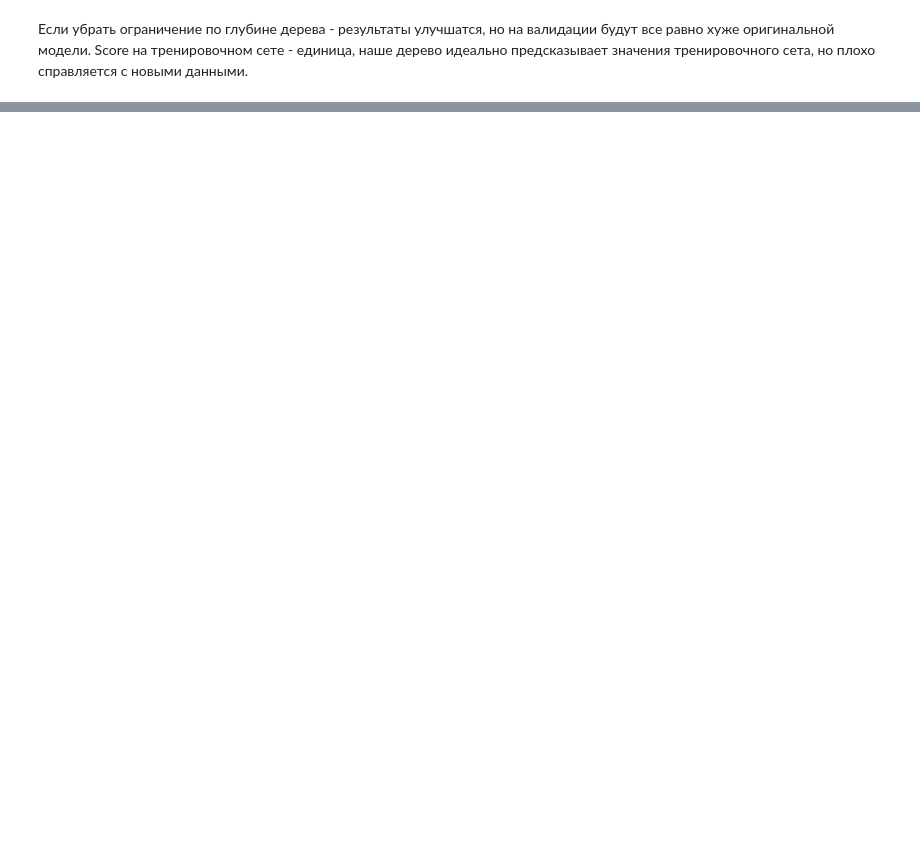
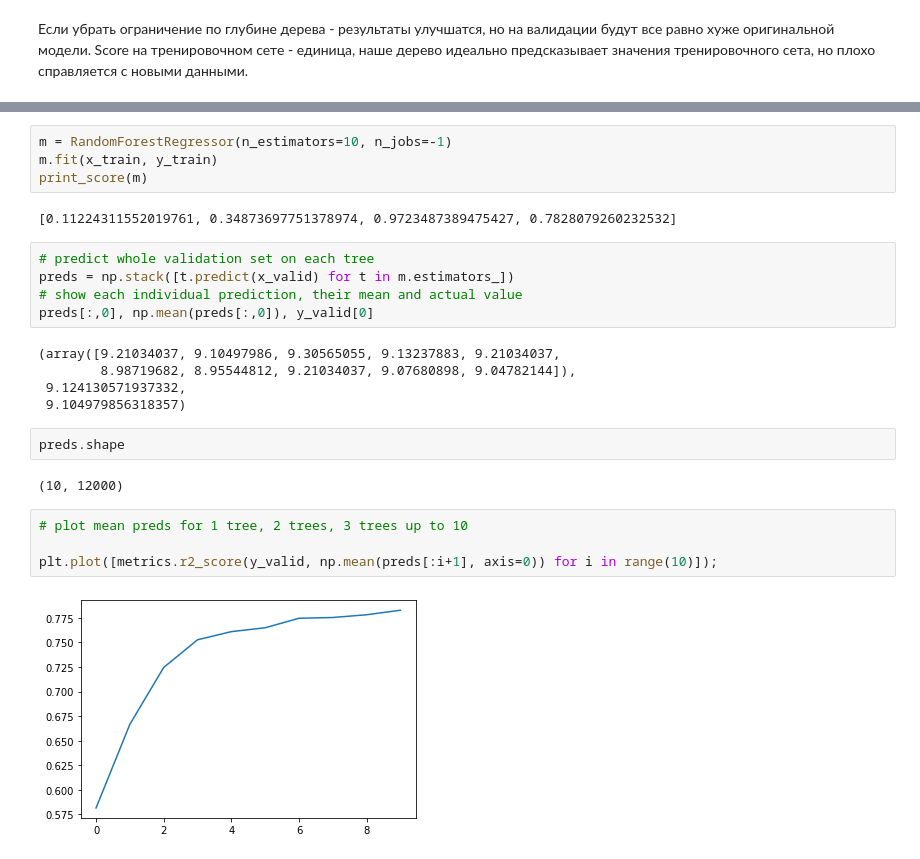
Before and after one commit to s-mayorov/machine_learning, a Jupyter notebook: random_forest.ipynb, the cells around one changed output, grey strips where cells are left out. Drawn from its saved outputs; the diff is of its cells as text; blank space fills up the shorter version.

Commit message:
how to optimize random forest

```diff
--- a/random_forest.ipynb
+++ b/random_forest.ipynb
@@ -170,0 +184,26 @@ print_score(m)
+# %%
+m = RandomForestRegressor(n_estimators=10, n_jobs=-1)
+m.fit(x_train, y_train)
+print_score(m)
+# %% [output]
+[0.11224311552019761, 0.34873697751378974, 0.9723487389475427, 0.7828079260232532]
+# %%
+# predict whole validation set on each tree
+preds = np.stack([t.predict(x_valid) for t in m.estimators_])
+# show each individual prediction, their mean and actual value
+preds[:,0], np.mean(preds[:,0]), y_valid[0]
+# %% [output]
+(array([9.21034037, 9.10497986, 9.30565055, 9.13237883, 9.21034037,
+        8.98719682, 8.95544812, 9.21034037, 9.07680898, 9.04782144]),
+ 9.124130571937332,
+ 9.104979856318357)
+# %%
+preds.shape
+# %% [output]
+(10, 12000)
+# %%
+# plot mean preds for 1 tree, 2 trees, 3 trees up to 10
+
+plt.plot([metrics.r2_score(y_valid, np.mean(preds[:i+1], axis=0)) for i in range(10)]);
+# %% [output]
+[figure, added]
```
Also changed, not shown: parts of 25 cells of this notebook, 1 other file.
